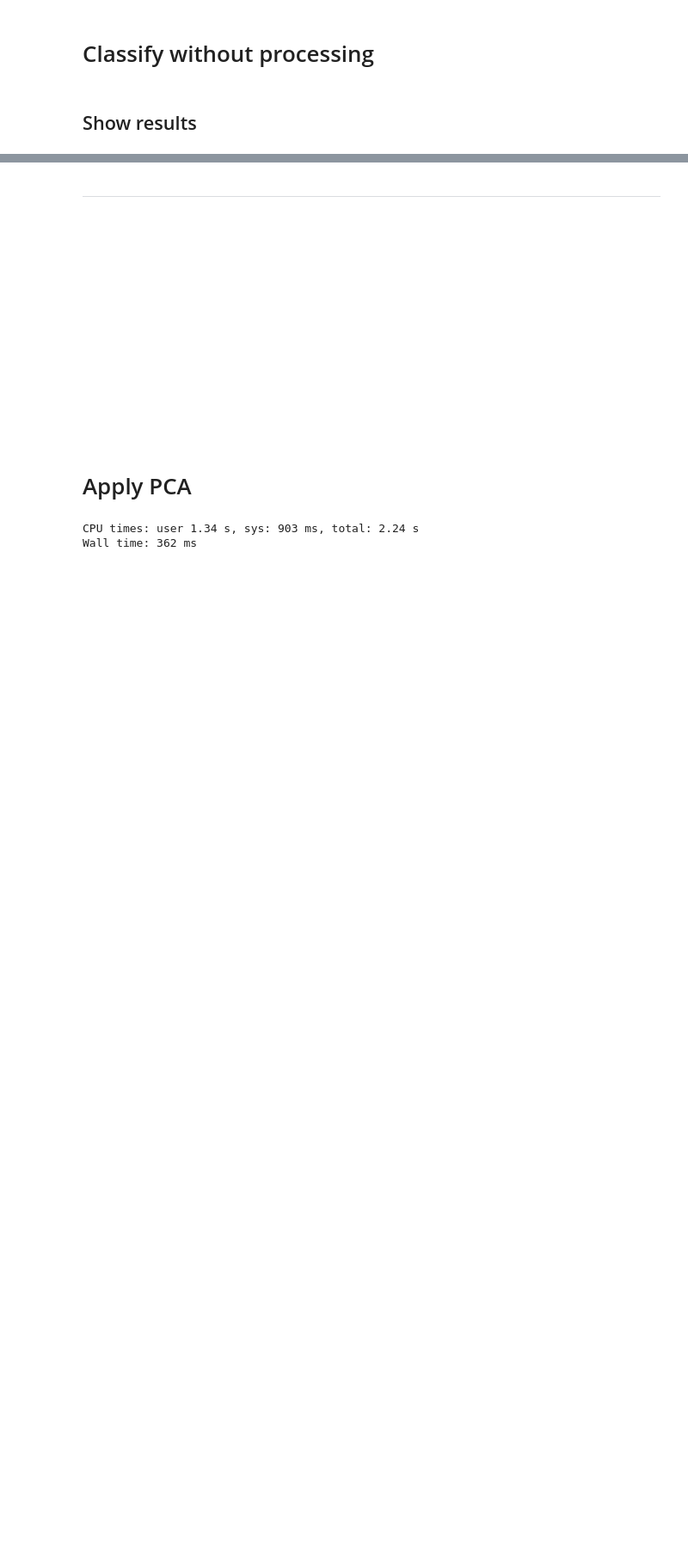
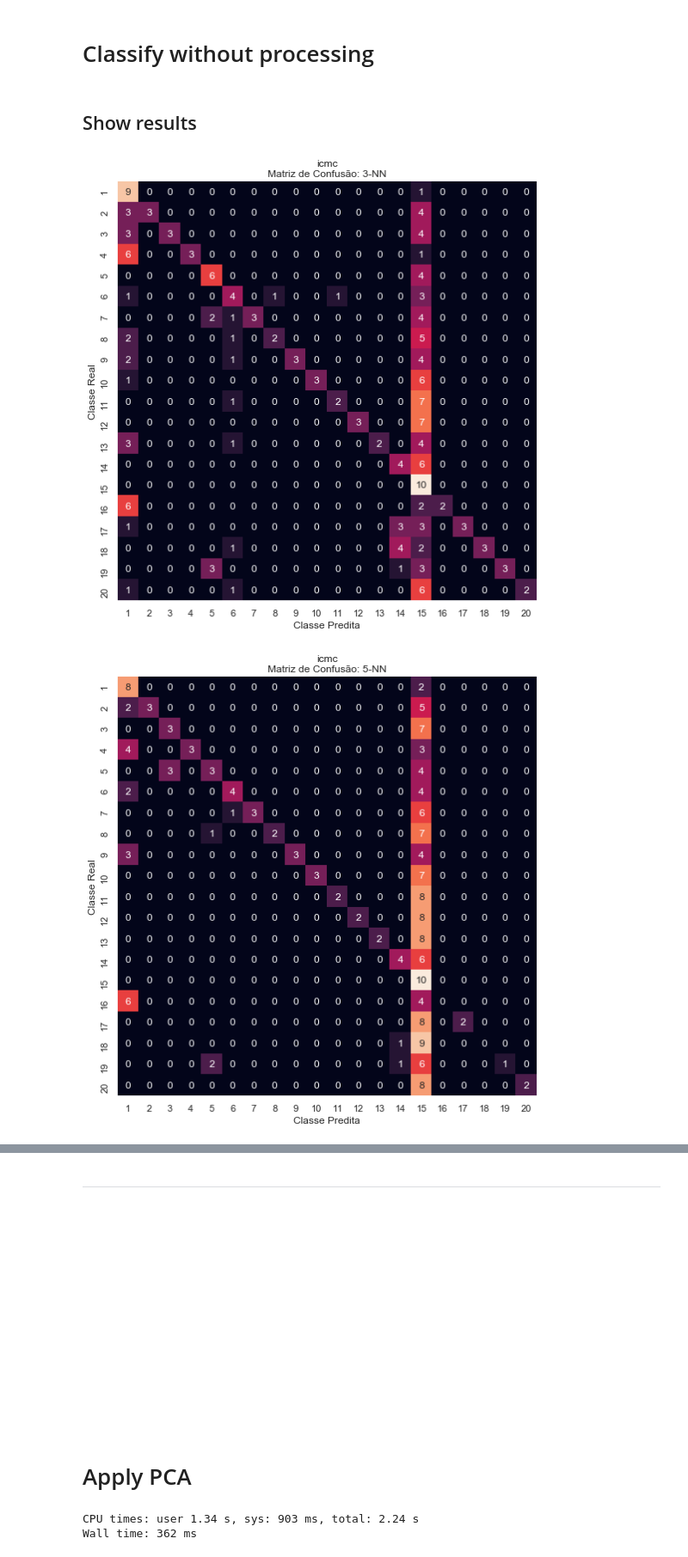
Before and after one commit to BrunoGomesCoelho/am-images, a Jupyter notebook: classify.ipynb, the cells around one changed output, grey strips where cells are left out. Shown at 86% size. Saved outputs shown, nothing was run; the diff lists cells and outputs as text; code cells hidden in the pictures; blank space fills up the shorter version.

```diff
--- a/classify.ipynb
+++ b/classify.ipynb
@@ -99,5 +112,15 @@ original_results = run_models(original_df.drop(columns="target"), icmc_df["targe
 # %% [markdown]
 ## Show results
+# %%
+# Fonte: https://www.tarekatwan.com/index.php/2017/12/how-to-plot-a-confusion-matrix-in-python/
+def plot_confusion_matrix(cm, name, dataset):
+    plt.figure(figsize=(16,9))
+    class_names = icmc_df["target"].unique()
+    sns.heatmap(cm, square=True, annot=True, fmt="d", cbar=False, xticklabels=class_names, yticklabels=class_names)
+    plt.title(f'{dataset}\nMatriz de Confusão: {name}')
+    plt.ylabel('Classe Real')
+    plt.xlabel('Classe Predita')
+    plt.show()
 # %%
 def plot_results(results, name, use_hue=False):
     if use_hue:
@@ -107,3 +130,34 @@ def plot_results(results, name, use_hue=False):
     plt.xlabel("Modelo")
     plt.xlabel("Acurácia")
     plt.title(f"Accurácia entre os modelos para os dados {name}");
+# %%
+def plot_result(results, name, use_hue=False):
+    # Confusion Matrix
+    for i in range(len(results)):
+        plot_confusion_matrix(results["Confusion_Matrix"][i], results["Model"][i], name)
+    print()
+
+    # Accuracy
+    if use_hue:
+        sns.barplot(y="Accuracy", x="Model", data=results, hue="Pré-Processamento")
+    else:
+        sns.barplot(y="Accuracy", x="Model", data=results)
+    plt.xlabel("Modelo")
+    plt.xlabel("Acurácia")
+    plt.title(f"Acurácia entre os modelos para os dados {name}");
+    plt.show()
+
+    # Precision
+    if use_hue:
+        sns.barplot(y="Precision", x="Model", data=results, hue="Pré-Processamento")
+    else:
+        sns.barplot(y="Precision", x="Model", data=results)
+    plt.xlabel("Modelo")
+    plt.xlabel("Precisão")
+    plt.title(f"Precisão entre os modelos para os dados {name}");
+    plt.show()
+# %%
+plot_result(icmc_matrix, "\"Pessoas ICMC\"")
+# %% [output]
+[figure, added]
+[figure, added]
```
Also changed, not shown: parts of 8 cells of this notebook.
